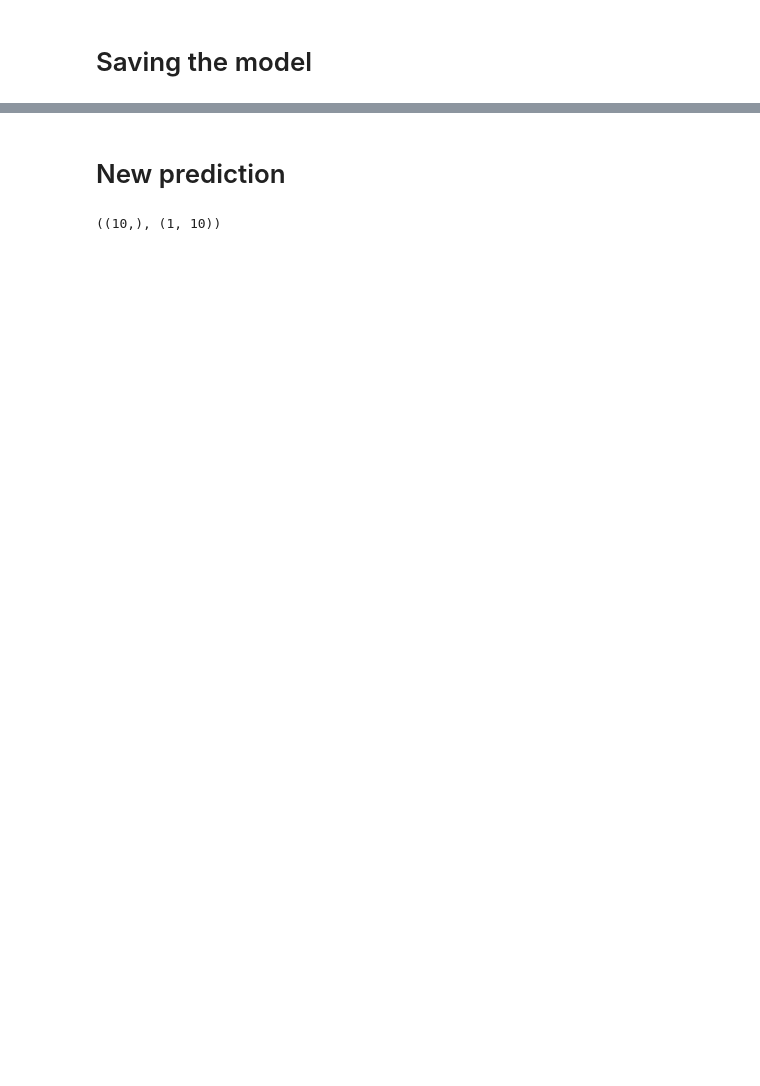
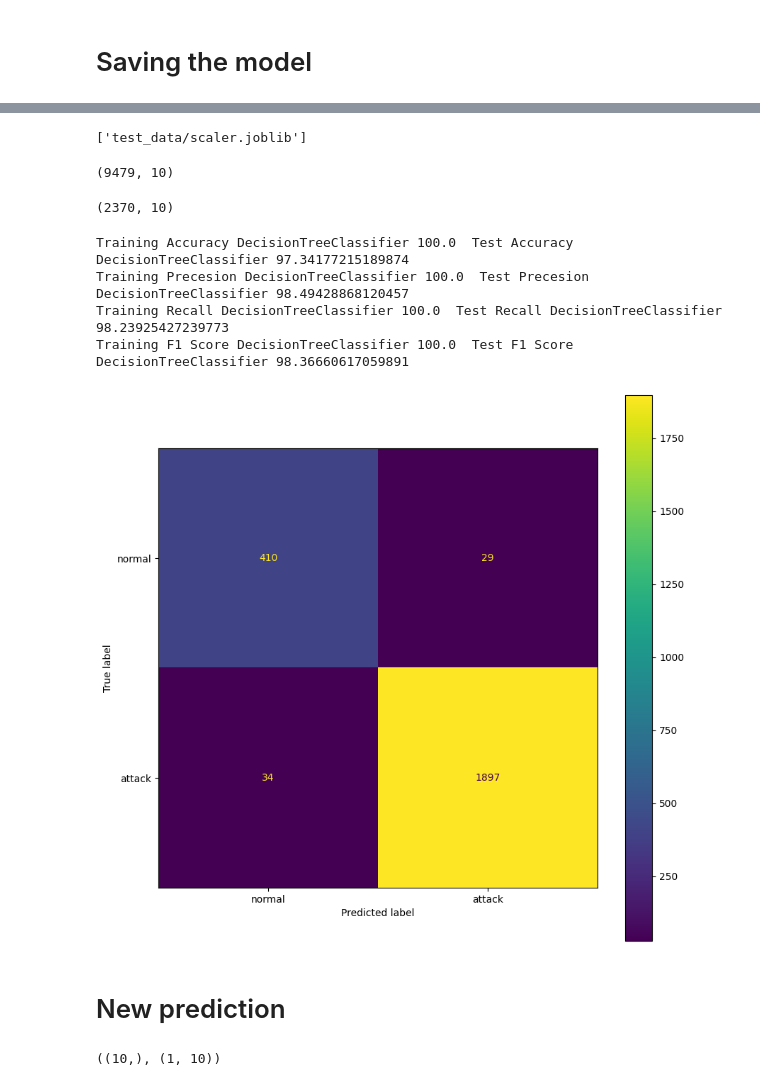
Before and after one commit to NorAlija/xai_thesis_work, a Jupyter notebook: intrusion_detection/main.ipynb, the cells around one changed output, grey strips where cells are left out. Drawn from its saved outputs; the diff is of its cells as text; code cells hidden in the pictures; blank space fills up the shorter version.

```diff
--- a/intrusion_detection/main.ipynb
+++ b/intrusion_detection/main.ipynb
@@ -233,0 +330,7 @@ pickle.dump(model, open(filename, 'wb'))
+# %%
+std_sclaer_KDD_test = StandardScaler()
+x_test_std = std_sclaer_KDD_test.fit_transform(X_KDD_Test)
+# %%
+pca_KDD_test = PCA(n_components=10)
+
+x_test_std = pca_KDD_test.fit_transform(x_test_std)
@@ -233,0 +373,2 @@ pickle.dump(model, open(filename, 'wb'))
+# %%
+KDD_test_x_train, KDD_test_x_test, KDD_test_y_train, KDD_test_y_test = train_test_split(x_test_std, y_KDD_test, test_size=0.2, random_state=42)
@@ -234,3 +380,27 @@ pickle.dump(model, open(filename, 'wb'))
+# %%
+dump(scaler_KDD_test, "test_data/scaler.joblib")
+# %% [output]
+['test_data/scaler.joblib']
+# %%
+KDD_test_x_train.shape
+# %% [output]
+(9479, 10)
+# %%
+KDD_test_x_test.shape
+# %% [output]
+(2370, 10)
+# %%
+filename = 'model.sav'
+loaded_model = pickle.load(open(filename, 'rb'))
+# %%
+#loaded_model.fit(KDD_test_x_train, KDD_test_y_train)
+evaluate_classification(loaded_model, "DecisionTreeClassifier", KDD_test_x_train, KDD_test_x_test, KDD_test_y_train, KDD_test_y_test)
+# %% [output]
+Training Accuracy DecisionTreeClassifier 100.0  Test Accuracy DecisionTreeClassifier 97.34177215189874
+Training Precesion DecisionTreeClassifier 100.0  Test Precesion DecisionTreeClassifier 98.49428868120457
+Training Recall DecisionTreeClassifier 100.0  Test Recall DecisionTreeClassifier 98.23925427239773
+Training F1 Score DecisionTreeClassifier 100.0  Test F1 Score DecisionTreeClassifier 98.36660617059891
+[figure, added]
 # %% [markdown]
 # New prediction
 # %%
```
Also changed, not shown: parts of 36 cells of this notebook, 10 other files.
